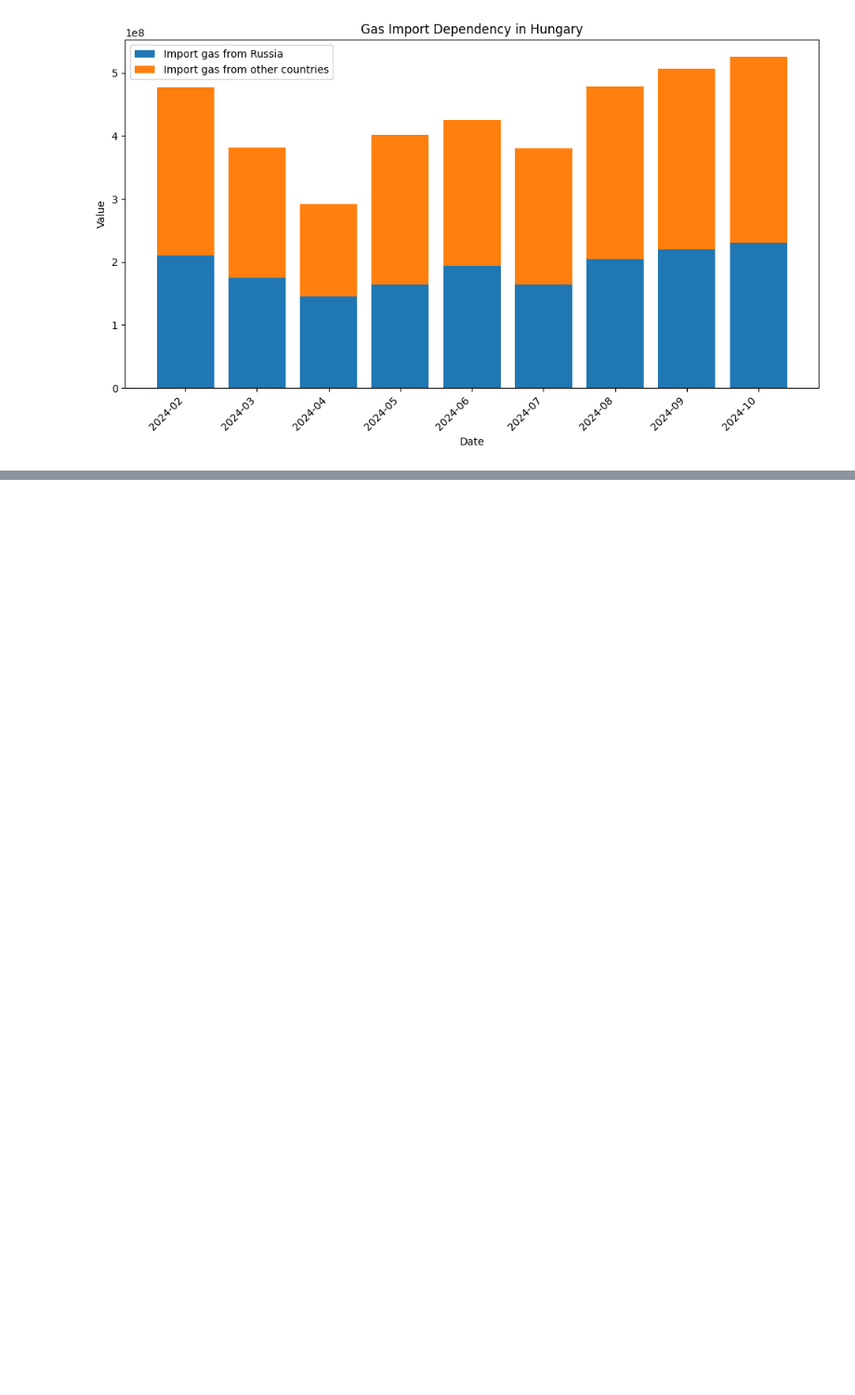
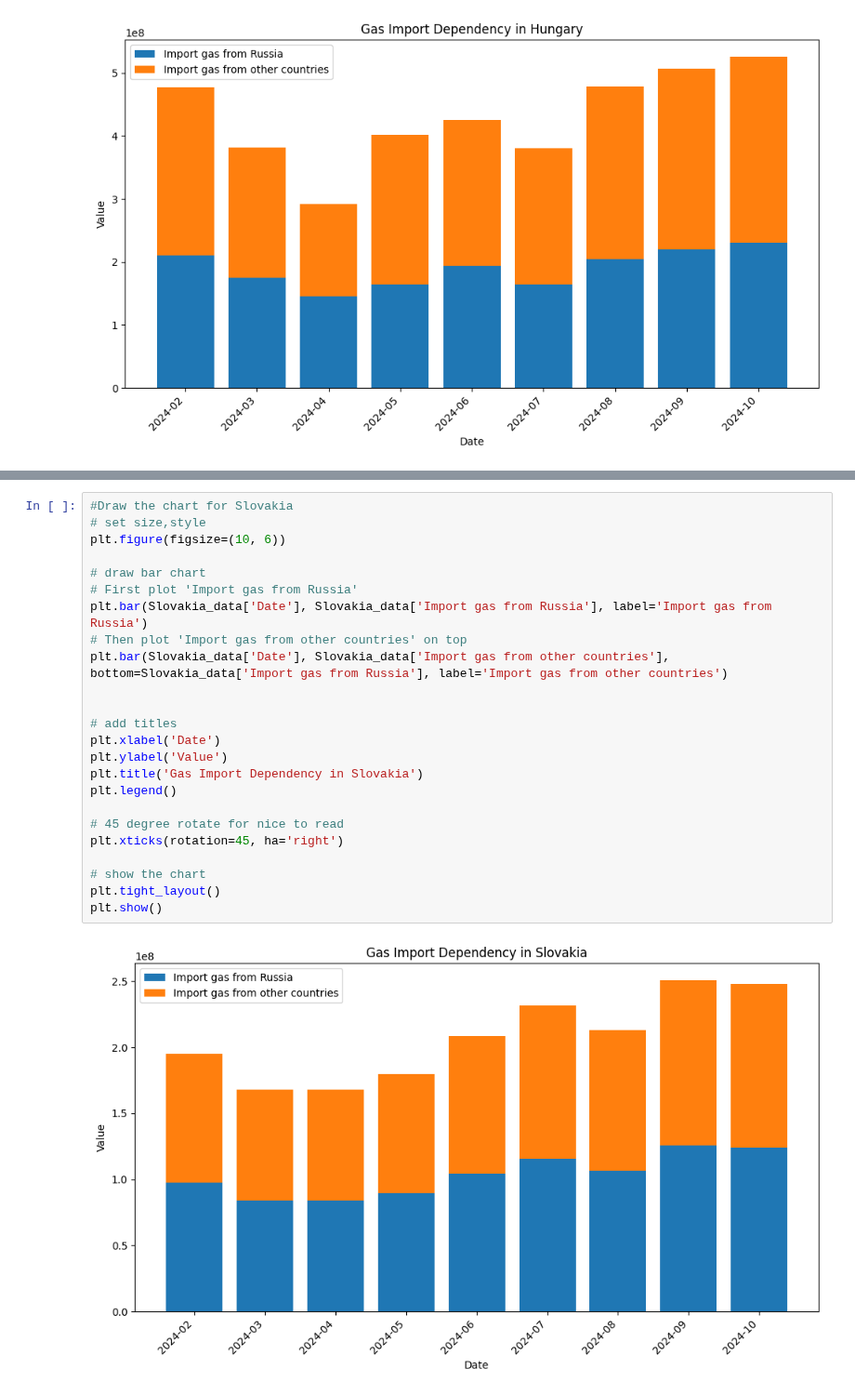
Before and after one commit to Anson422/Anson-Eva-Valerie, a Jupyter notebook: Stacked Bar Chart/EU_import_RU_gas.ipynb, the cells around one changed output, grey strips where cells are left out. Shown at 93% size. Drawn from its saved outputs; the diff is of its cells as text; blank space fills up the shorter version.

```diff
--- a/Stacked Bar Chart/EU_import_RU_gas.ipynb
+++ b/Stacked Bar Chart/EU_import_RU_gas.ipynb
@@ -112,0 +101,26 @@ Hungary_data
+# %%
+#Draw the chart for Slovakia
+# set size,style
+plt.figure(figsize=(10, 6))
+
+# draw bar chart
+# First plot 'Import gas from Russia'
+plt.bar(Slovakia_data['Date'], Slovakia_data['Import gas from Russia'], label='Import gas from Russia')
+# Then plot 'Import gas from other countries' on top
+plt.bar(Slovakia_data['Date'], Slovakia_data['Import gas from other countries'], bottom=Slovakia_data['Import gas from Russia'], label='Import gas from other countries')
+
+
+# add titles
+plt.xlabel('Date')
+plt.ylabel('Value')
+plt.title('Gas Import Dependency in Slovakia')
+plt.legend()
+
+# 45 degree rotate for nice to read
+plt.xticks(rotation=45, ha='right')
+
+# show the chart
+plt.tight_layout()
+plt.show()
+# %% [output]
+[figure, added]
```
Also changed, not shown: parts of 2 cells of this notebook.
